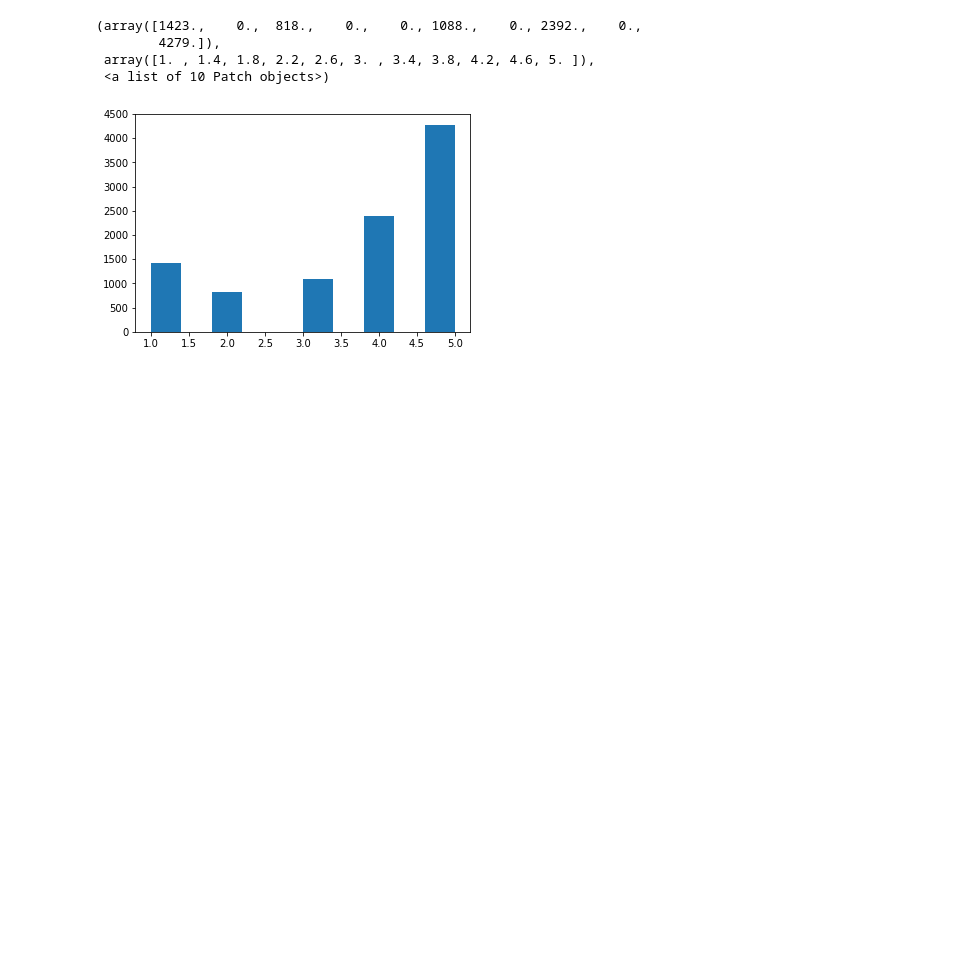
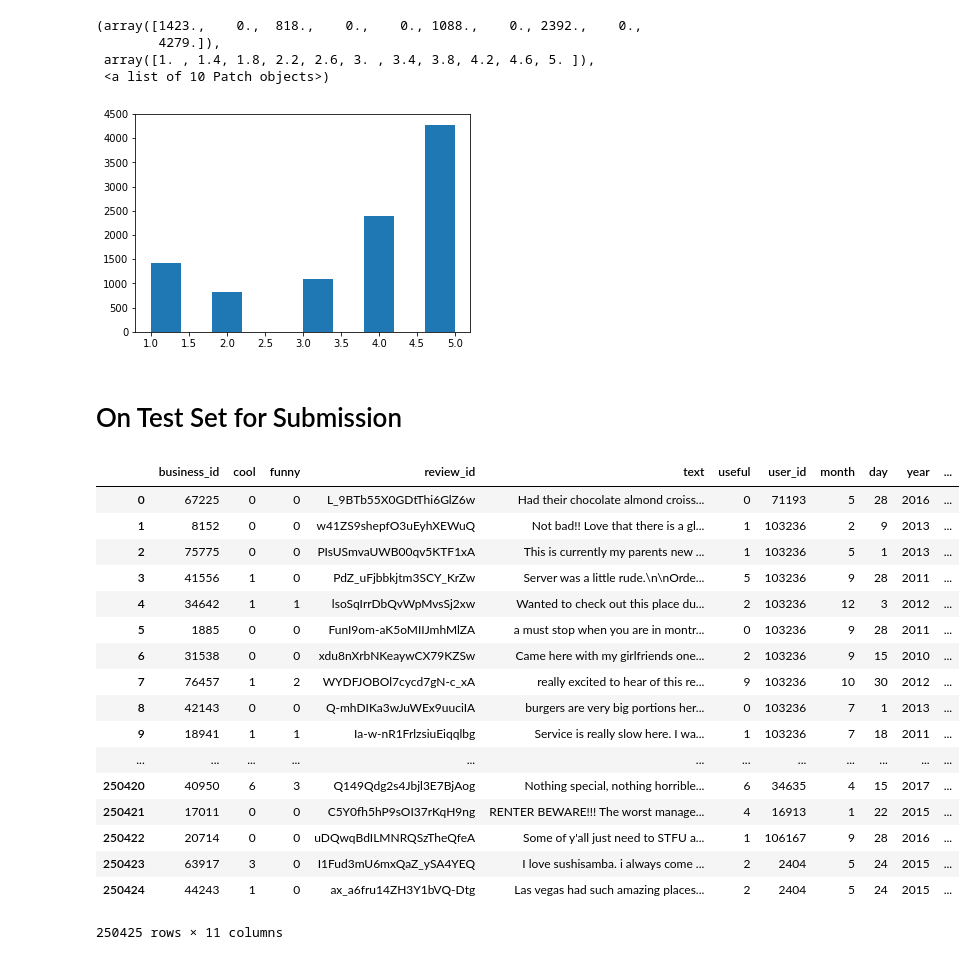
Before and after one commit to justiceamoh/dhack18, a Jupyter notebook: Data Processing & Classification.ipynb, the cells around one changed output. Drawn from its saved outputs; the diff is of its cells as text; code cells hidden in the pictures; blank space fills up the shorter version.

Commit message:
Include submission.csv

```diff
--- a/Data Processing & Classification.ipynb
+++ b/Data Processing & Classification.ipynb
@@ -160,3 +160,39 @@ plt.hist(yvalid[:k])
  array([1. , 1.4, 1.8, 2.2, 2.6, 3. , 3.4, 3.8, 4.2, 4.6, 5. ]),
  <a list of 10 Patch objects>)
 [figure]
+# %% [markdown]
+# On Test Set for Submission
+# %%
+## Load Test Set
+dt    = pd.read_json('yelpHeld.json')
+for col in ['business_id','user_id']:
+    dt[col] = dt[col].astype('category')
+
+dt['user_id'] = dt.user_id.cat.codes
+dt['business_id'] = dt.business_id.cat.codes
+# %%
+dt['month'] = dt.date.dt.month
+dt['day']   = dt.date.dt.day
+dt['year']  = dt.date.dt.year
+dt['dOw']   = dt.date.dt.dayofweek
+dt.drop(columns=['date'])
+dt.head()
+# %% [output]
+|  | business_id | cool | funny | review_id | text | useful | user_id | month | day | year | ... |
+| 0 | 67225 | 0 | 0 | L_9BTb55X0GDtThi6GlZ6w | Had their chocolate almond croiss... | 0 | 71193 | 5 | 28 | 2016 | ... |
+| 1 | 8152 | 0 | 0 | w41ZS9shepfO3uEyhXEWuQ | Not bad!! Love that there is a gl... | 1 | 103236 | 2 | 9 | 2013 | ... |
+| 2 | 75775 | 0 | 0 | PIsUSmvaUWB00qv5KTF1xA | This is currently my parents new ... | 1 | 103236 | 5 | 1 | 2013 | ... |
+| 3 | 41556 | 1 | 0 | PdZ_uFjbbkjtm3SCY_KrZw | Server was a little rude.\n\nOrde... | 5 | 103236 | 9 | 28 | 2011 | ... |
+| 4 | 34642 | 1 | 1 | lsoSqIrrDbQvWpMvsSj2xw | Wanted to check out this place du... | 2 | 103236 | 12 | 3 | 2012 | ... |
+| 5 | 1885 | 0 | 0 | FunI9om-aK5oMIIJmhMlZA | a must stop when you are in montr... | 0 | 103236 | 9 | 28 | 2011 | ... |
+| 6 | 31538 | 0 | 0 | xdu8nXrbNKeaywCX79KZSw | Came here with my girlfriends one... | 2 | 103236 | 9 | 15 | 2010 | ... |
+| 7 | 76457 | 1 | 2 | WYDFJOBOl7cycd7gN-c_xA | really excited to hear of this re... | 9 | 103236 | 10 | 30 | 2012 | ... |
+| 8 | 42143 | 0 | 0 | Q-mhDIKa3wJuWEx9uuciIA | burgers are very big portions her... | 0 | 103236 | 7 | 1 | 2013 | ... |
+| 9 | 18941 | 1 | 1 | Ia-w-nR1FrlzsiuEiqqlbg | Service is really slow here. I wa... | 1 | 103236 | 7 | 18 | 2011 | ... |
+| ... | ... | ... | ... | ... | ... | ... | ... | ... | ... | ... | ... |
+| 250420 | 40950 | 6 | 3 | Q149Qdg2s4Jbjl3E7BjAog | Nothing special, nothing horrible... | 6 | 34635 | 4 | 15 | 2017 | ... |
+| 250421 | 17011 | 0 | 0 | C5Y0fh5hP9sOI37rKqH9ng | RENTER BEWARE!!! The worst manage... | 4 | 16913 | 1 | 22 | 2015 | ... |
+| 250422 | 20714 | 0 | 0 | uDQwqBdILMNRQSzTheQfeA | Some of y'all just need to STFU a... | 1 | 106167 | 9 | 28 | 2016 | ... |
+| 250423 | 63917 | 3 | 0 | I1Fud3mU6mxQaZ_ySA4YEQ | I love sushisamba. i always come ... | 2 | 2404 | 5 | 24 | 2015 | ... |
+| 250424 | 44243 | 1 | 0 | ax_a6fru14ZH3Y1bVQ-Dtg | Las vegas had such amazing places... | 2 | 2404 | 5 | 24 | 2015 | ... |
+250425 rows × 11 columns
```
Also changed, not shown: parts of 9 cells of this notebook, 1 other file.
